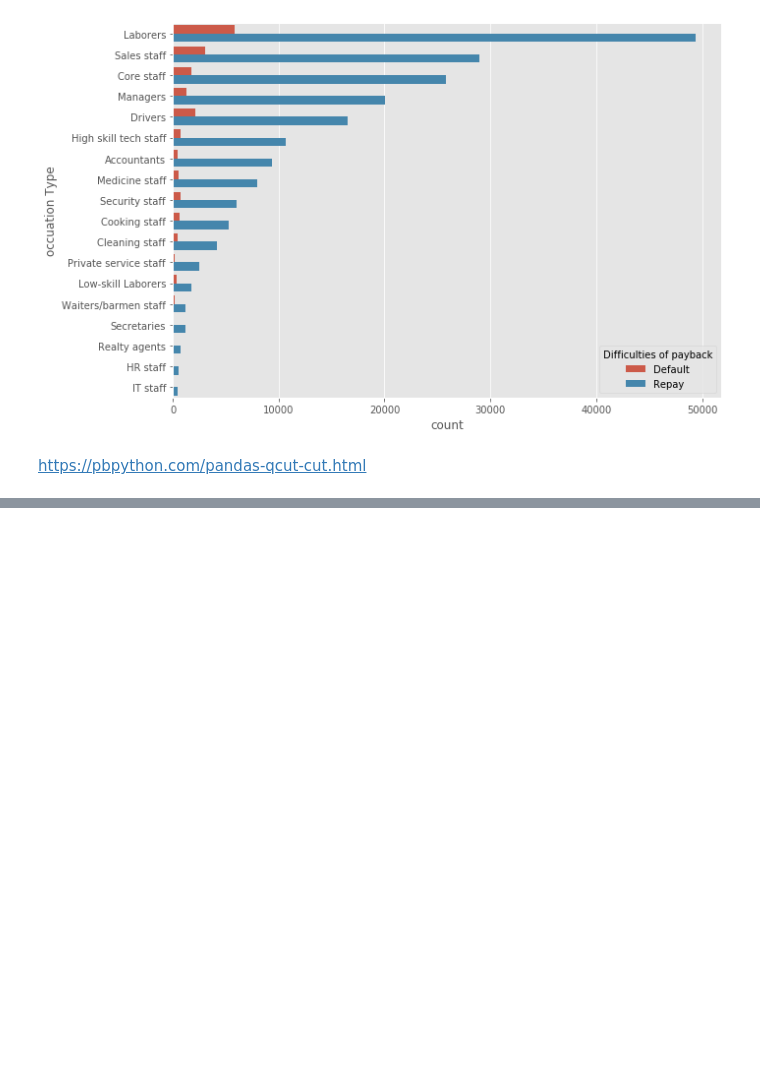
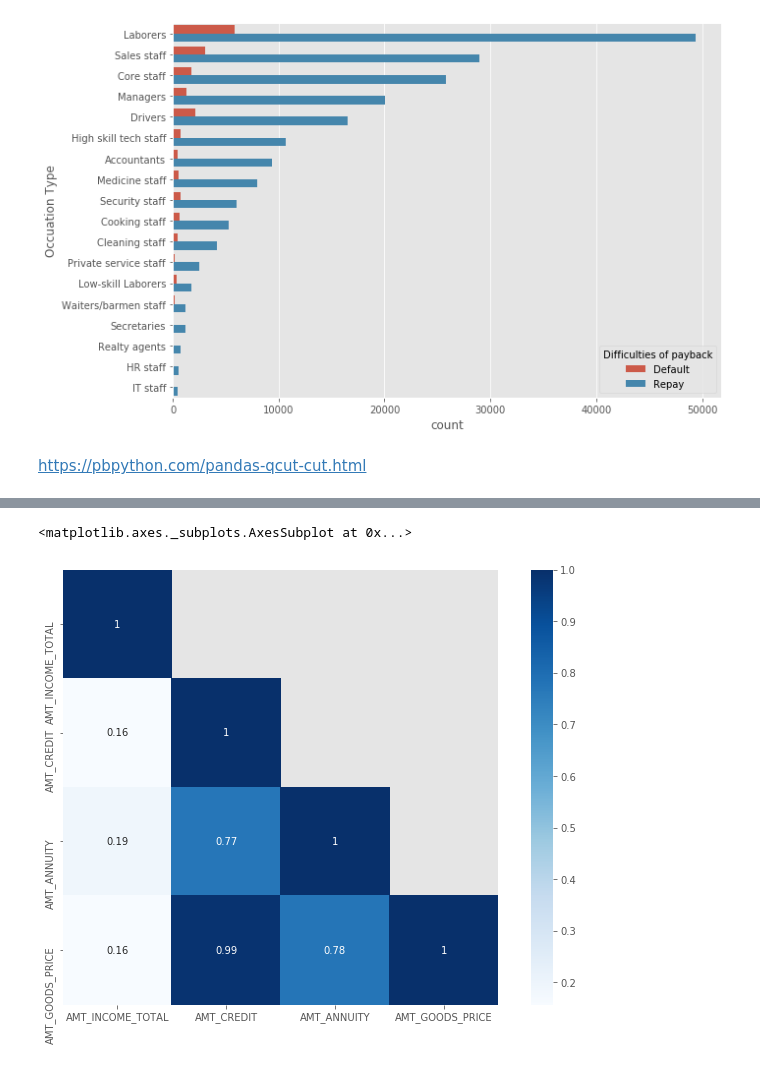
Before and after one commit to sunny0103/personal_project_kaggle, a Jupyter notebook: bank_loan/bank Loan EDA.ipynb, the cells around one changed output, grey strips where cells are left out. Cells and saved outputs as stored; diff of their text form; code cells hidden in the pictures; blank space fills up the shorter version.

```diff
--- a/bank_loan/bank Loan EDA.ipynb
+++ b/bank_loan/bank Loan EDA.ipynb
@@ -377,0 +385,3 @@ https://pbpython.com/pandas-qcut-cut.html
+# %%
+corrmat=emp_credit.corr()
+corrmat
@@ -377,0 +394,8 @@ https://pbpython.com/pandas-qcut-cut.html
+# %%
+plt.figure(figsize=(12, 8))
+mask=np.array(corrmat)
+mask[np.tril_indices_from(mask)]=False # To show only half of the correlation heatmap
+sns.heatmap(data=corrmat,cmap='Blues',annot=True,mask=mask)
+# %% [output]
+<matplotlib.axes._subplots.AxesSubplot at 0x...>
+[figure, added]
```
Also changed, not shown: parts of 10 cells of this notebook.
